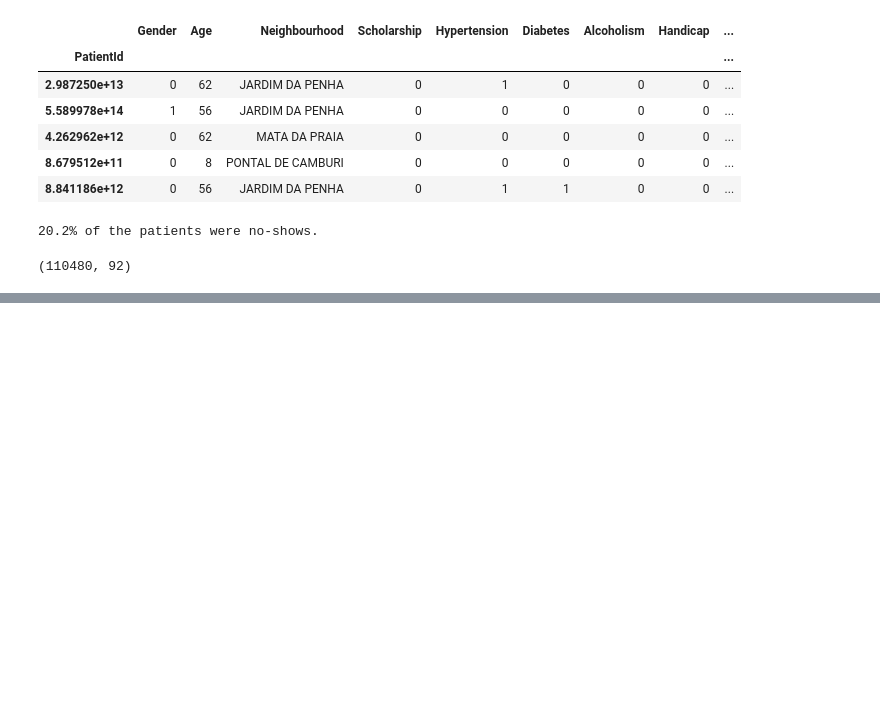
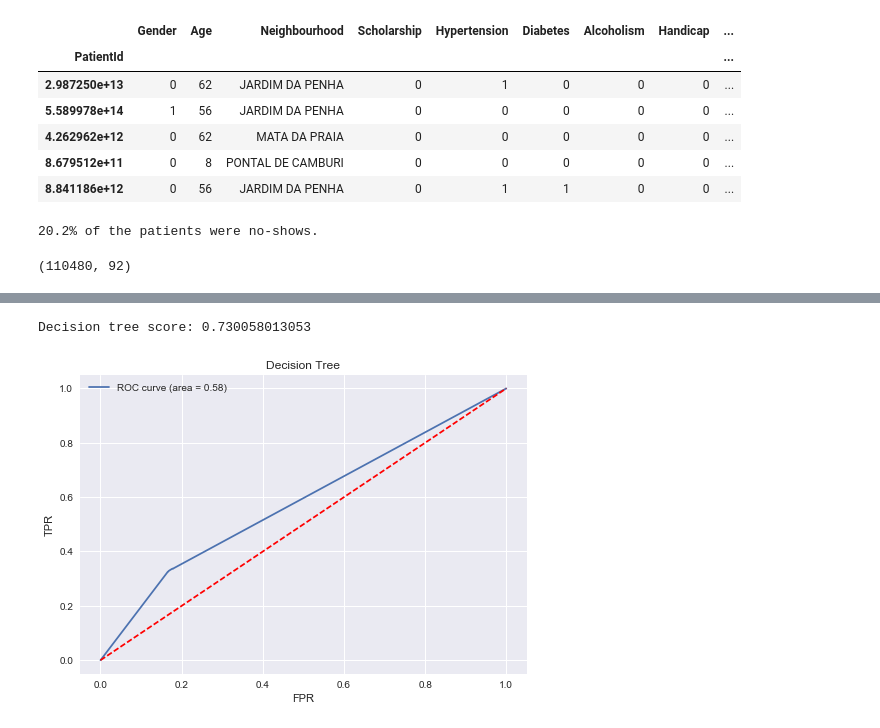
Before and after one commit to munozalexander/NoShow-Prediction, a Jupyter notebook: NoShows.ipynb, the cells around one changed output, grey strips where cells are left out. Drawn from its saved outputs; the diff is of its cells as text; code cells hidden in the pictures; blank space fills up the shorter version.

```diff
--- a/NoShows.ipynb
+++ b/NoShows.ipynb
@@ -83,0 +146,20 @@ plt.show()
+# %%
+# decision tree
+model = DecisionTreeClassifier()
+model.fit(Xtrain, ytrain)
+preds = model.predict_proba(Xtest)[:,1]
+fpr, tpr, thresholds = roc_curve(ytest, preds)
+model_auc = auc(fpr,tpr)
+
+print("Decision tree score:", model.score(Xtest, ytest))
+plt.plot(fpr, tpr, label='ROC curve (area = {:.2f})'.format(model_auc))
+plt.plot([0,1], [0,1], '--', c='r')
+plt.xlabel('FPR')
+plt.ylabel('TPR')
+plt.title('Decision Tree')
+plt.legend()
+plt.savefig('Figures/decisiontree.pdf')
+plt.show()
+# %% [output]
+Decision tree score: 0.730058013053
+[figure, added]
```
Also changed, not shown: parts of 20 cells of this notebook, 8 other files.
